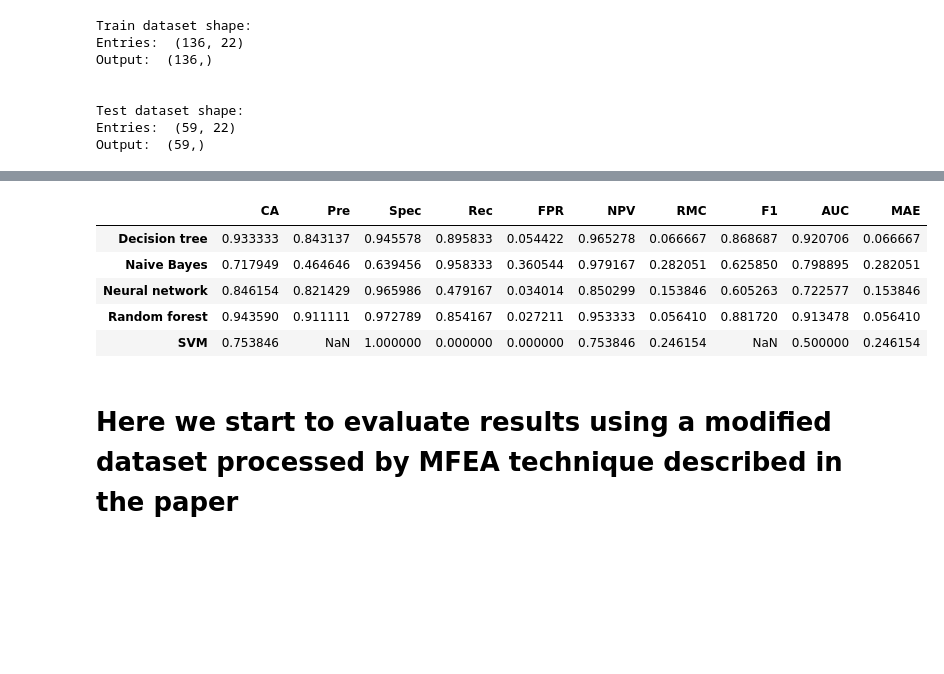
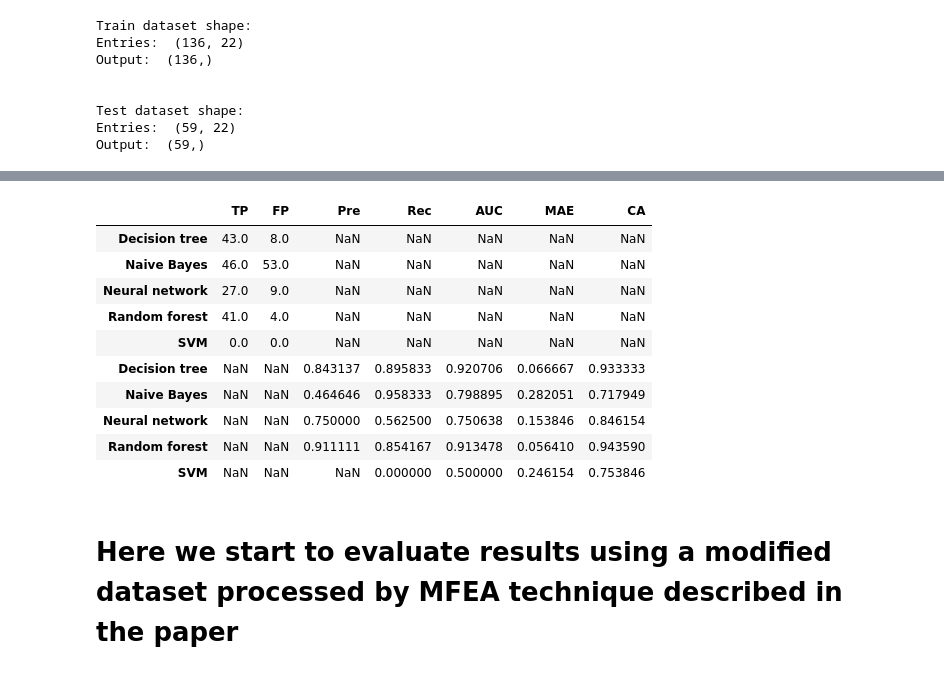
Before and after one commit to cleversonahum/parkinson_diagnosis_ml, a Jupyter notebook: parkinson_diagnosis.ipynb, the cells around one changed output, grey strips where cells are left out. Cells and saved outputs as stored; diff of their text form; code cells hidden in the pictures; blank space fills up the shorter version.

```diff
--- a/parkinson_diagnosis.ipynb
+++ b/parkinson_diagnosis.ipynb
@@ -322,14 +324,19 @@ df_perf_results[indexes_result2].T
 # %%
 # Table 4 equivalent
 result_labels = ["TP", "FP", "Pre", "Rec", "AUC", "MAE", "CA"]
 df_results_original = pd.concat([df_confusion_matrixes, df_perf_results])
-df_perf_results
+df_results_original[result_labels]
 # %% [output]
-|  | CA | Pre | Spec | Rec | FPR | NPV | RMC | F1 | AUC | MAE |
-| Decision tree | 0.933333 | 0.843137 | 0.945578 | 0.895833 | 0.054422 | 0.965278 | 0.066667 | 0.868687 | 0.920706 | 0.066667 |
-| Naive Bayes | 0.717949 | 0.464646 | 0.639456 | 0.958333 | 0.360544 | 0.979167 | 0.282051 | 0.625850 | 0.798895 | 0.282051 |
-| Neural network | 0.846154 | 0.821429 | 0.965986 | 0.479167 | 0.034014 | 0.850299 | 0.153846 | 0.605263 | 0.722577 | 0.153846 |
-| Random forest | 0.943590 | 0.911111 | 0.972789 | 0.854167 | 0.027211 | 0.953333 | 0.056410 | 0.881720 | 0.913478 | 0.056410 |
-| SVM | 0.753846 | NaN | 1.000000 | 0.000000 | 0.000000 | 0.753846 | 0.246154 | NaN | 0.500000 | 0.246154 |
+|  | TP | FP | Pre | Rec | AUC | MAE | CA |
+| Decision tree | 43.0 | 8.0 | NaN | NaN | NaN | NaN | NaN |
+| Naive Bayes | 46.0 | 53.0 | NaN | NaN | NaN | NaN | NaN |
+| Neural network | 27.0 | 9.0 | NaN | NaN | NaN | NaN | NaN |
+| Random forest | 41.0 | 4.0 | NaN | NaN | NaN | NaN | NaN |
+| SVM | 0.0 | 0.0 | NaN | NaN | NaN | NaN | NaN |
+| Decision tree | NaN | NaN | 0.843137 | 0.895833 | 0.920706 | 0.066667 | 0.933333 |
+| Naive Bayes | NaN | NaN | 0.464646 | 0.958333 | 0.798895 | 0.282051 | 0.717949 |
+| Neural network | NaN | NaN | 0.750000 | 0.562500 | 0.750638 | 0.153846 | 0.846154 |
+| Random forest | NaN | NaN | 0.911111 | 0.854167 | 0.913478 | 0.056410 | 0.943590 |
+| SVM | NaN | NaN | NaN | 0.000000 | 0.500000 | 0.246154 | 0.753846 |
 # %% [markdown]
 # Here we start to evaluate results using a modified dataset processed by MFEA technique described in the paper
```
Also changed, not shown: parts of 24 cells of this notebook, 1 other file.
